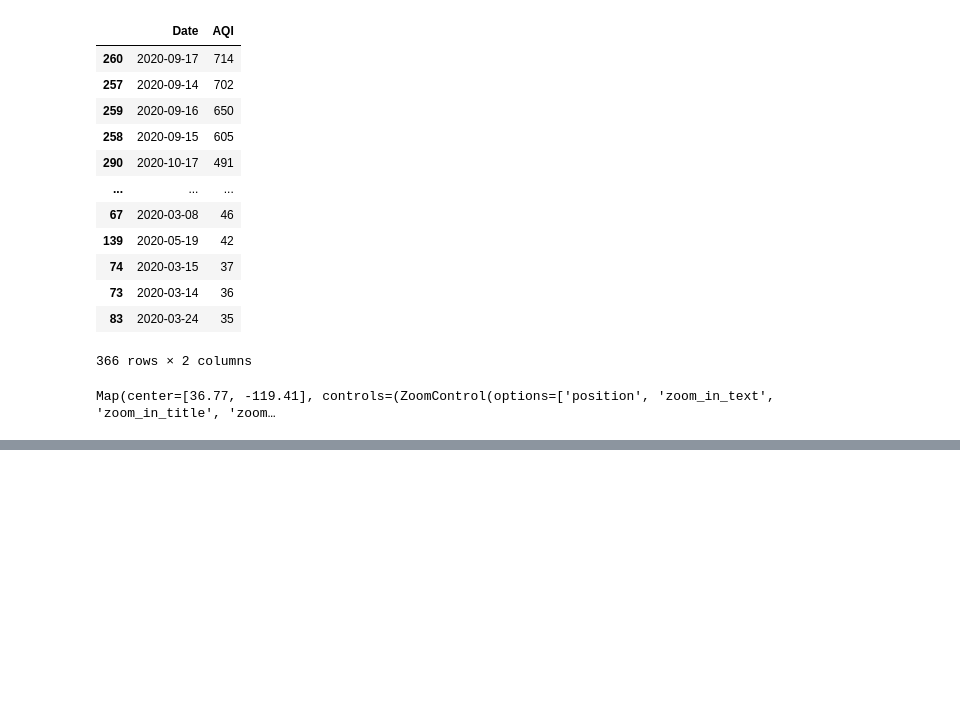
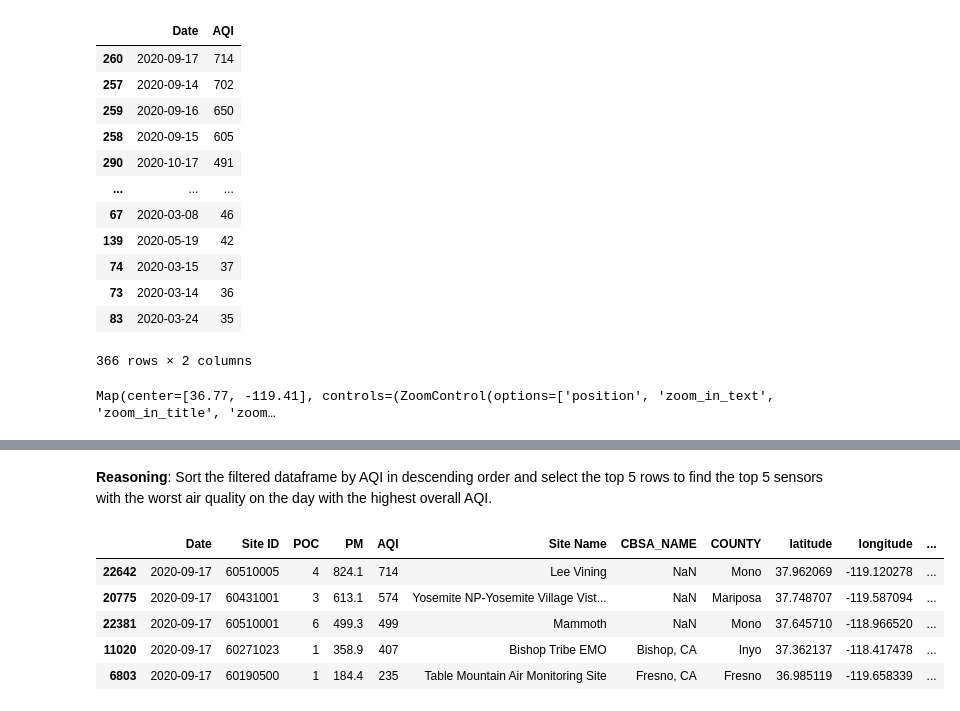
Before and after one commit to louisaliu173-glitch/QM2, a Jupyter notebook: notebooks/W03. Spatial Data.ipynb, the cells around one changed output, grey strips where cells are left out. Cells and saved outputs as stored; diff of their text form; code cells hidden in the pictures; blank space fills up the shorter version.

```diff
--- a/notebooks/W03. Spatial Data.ipynb
+++ b/notebooks/W03. Spatial Data.ipynb
@@ -685,0 +720,13 @@ print(f"The date with the highest maximum AQI across all sensors is: {worst_aqi_
+# %% [markdown]
+**Reasoning**:
+Sort the filtered dataframe by AQI in descending order and select the top 5 rows to find the top 5 sensors with the worst air quality on the day with the highest overall AQI.
+# %%
+top_5_sensors = one_day_worst_aqi.sort_values(by='AQI', ascending=False).head(5)
+top_5_sensors
+# %% [output]
+|  | Date | Site ID | POC | PM | AQI | Site Name | CBSA_NAME | COUNTY | latitude | longitude | ... |
+| 22642 | 2020-09-17 | 60510005 | 4 | 824.1 | 714 | Lee Vining | NaN | Mono | 37.962069 | -119.120278 | ... |
+| 20775 | 2020-09-17 | 60431001 | 3 | 613.1 | 574 | Yosemite NP-Yosemite Village Vist... | NaN | Mariposa | 37.748707 | -119.587094 | ... |
+| 22381 | 2020-09-17 | 60510001 | 6 | 499.3 | 499 | Mammoth | NaN | Mono | 37.645710 | -118.966520 | ... |
+| 11020 | 2020-09-17 | 60271023 | 1 | 358.9 | 407 | Bishop Tribe EMO | Bishop, CA | Inyo | 37.362137 | -118.417478 | ... |
+| 6803 | 2020-09-17 | 60190500 | 1 | 184.4 | 235 | Table Mountain Air Monitoring Site | Fresno, CA | Fresno | 36.985119 | -119.658339 | ... |
```
Also changed, not shown: parts of 19 cells of this notebook.
